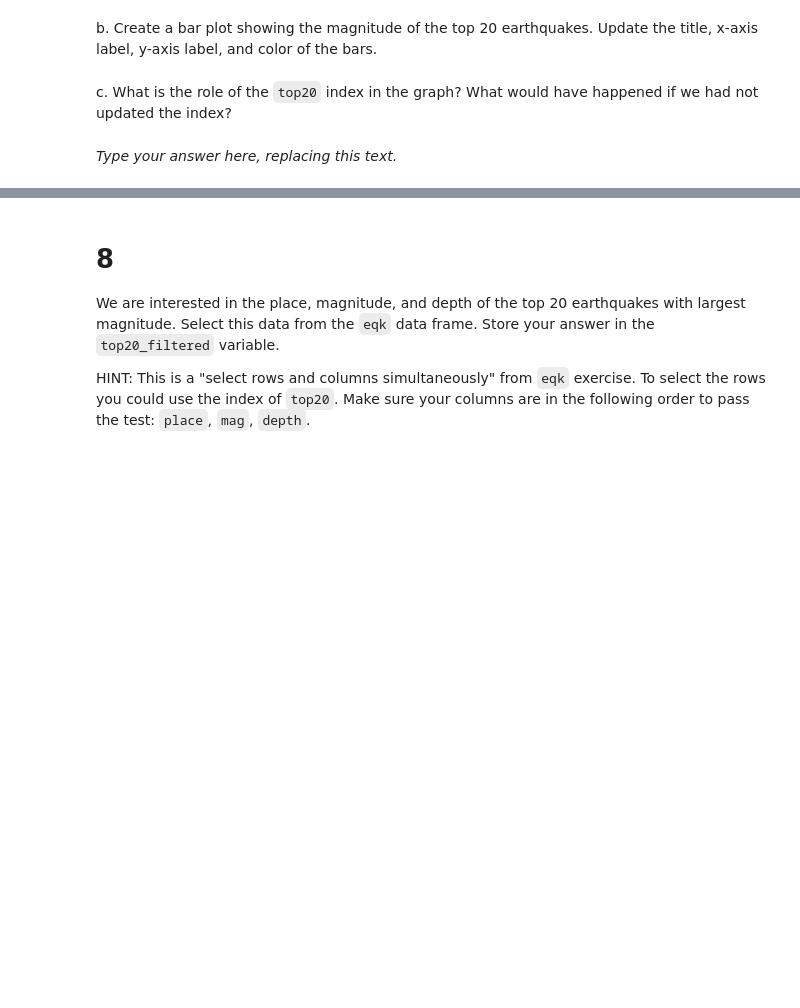
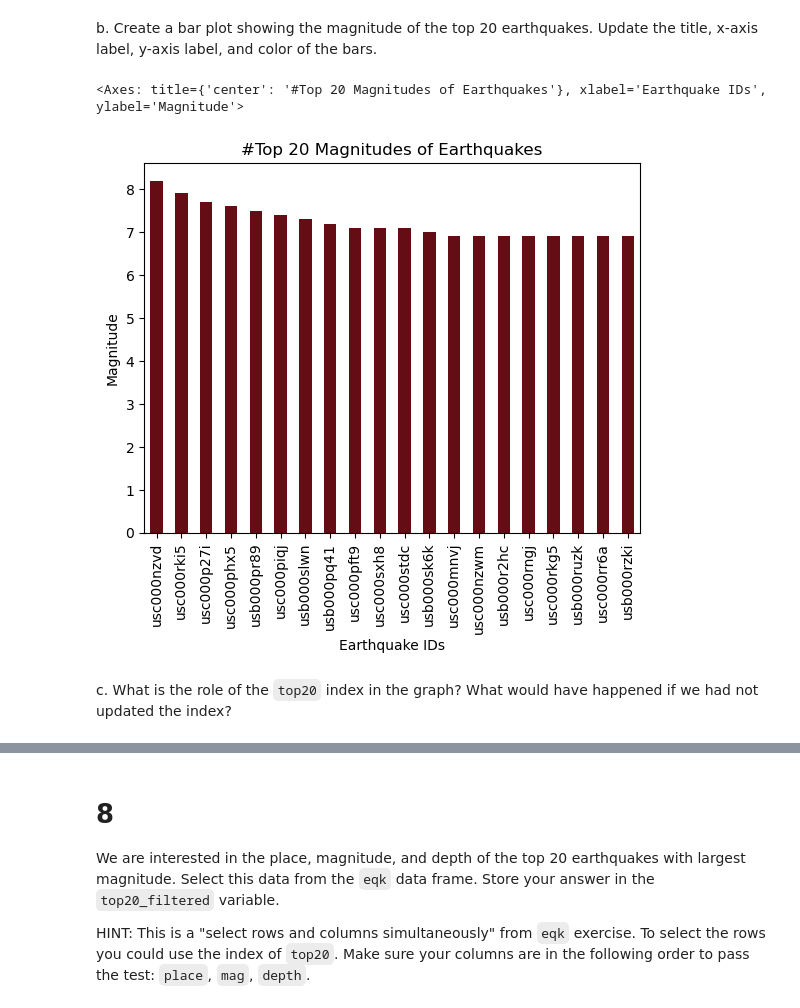
Before and after one commit to sofiiir/eds220-hwk1, a Jupyter notebook: task3/hwk1-task3-earthquakes.ipynb, the cells around one changed output, grey strips where cells are left out. Drawn from its saved outputs; the diff is of its cells as text; code cells hidden in the pictures; blank space fills up the shorter version.

```diff
--- a/task3/hwk1-task3-earthquakes.ipynb
+++ b/task3/hwk1-task3-earthquakes.ipynb
@@ -203,3 +213,6 @@ top20 = ...
+# %%
+# Index magnitude from the dataframe and select for the 20th largest earthquakes
+top20 = eqk['mag'].nlargest(20)
 # %%
 # View the dataframe
 top20
@@ -209,11 +242,19 @@ grader.check("q7_a")
 <!-- BEGIN QUESTION -->
 
 b. Create a bar plot showing the magnitude of the top 20 earthquakes. Update the title, x-axis label, y-axis label, and color of the bars.
+# %%
+# Use `top20` dataframe to create a bar graph
+top20.plot(kind = 'bar',
+          title = '#Top 20 Magnitudes of Earthquakes',
+          xlabel = 'Earthquake IDs', # X-axis is populated with the 'ID'
+          ylabel = 'Magnitude',
+          color = '#640D14') # Choosing a color to represent earth
+# %% [output]
+<Axes: title={'center': '#Top 20 Magnitudes of Earthquakes'}, xlabel='Earthquake IDs', ylabel='Magnitude'>
+[figure, added]
 # %% [markdown]
 <!-- END QUESTION -->
 
 <!-- BEGIN QUESTION -->
 
 c. What is the role of the `top20` index in the graph? What would have happened if we had not updated the index?
-# %% [markdown]
-_Type your answer here, replacing this text._
```
Also changed, not shown: parts of 15 cells of this notebook.
